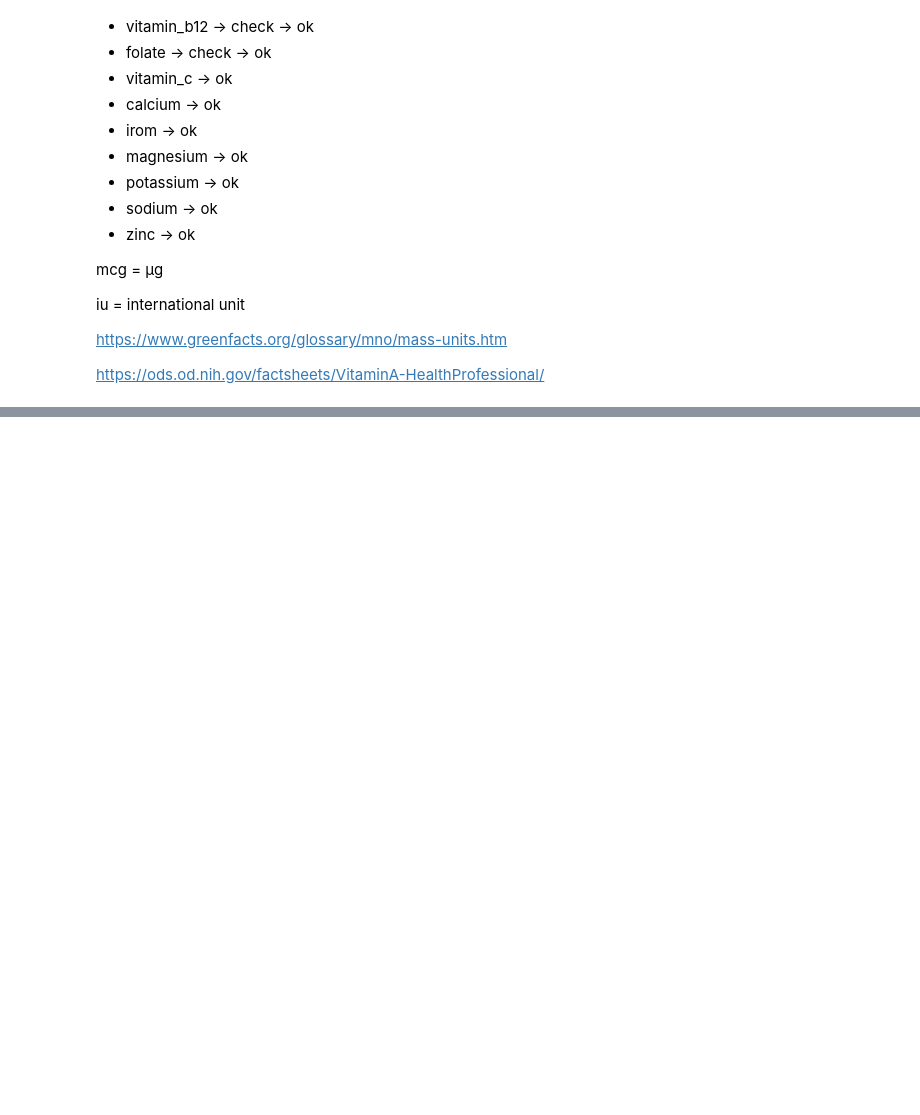
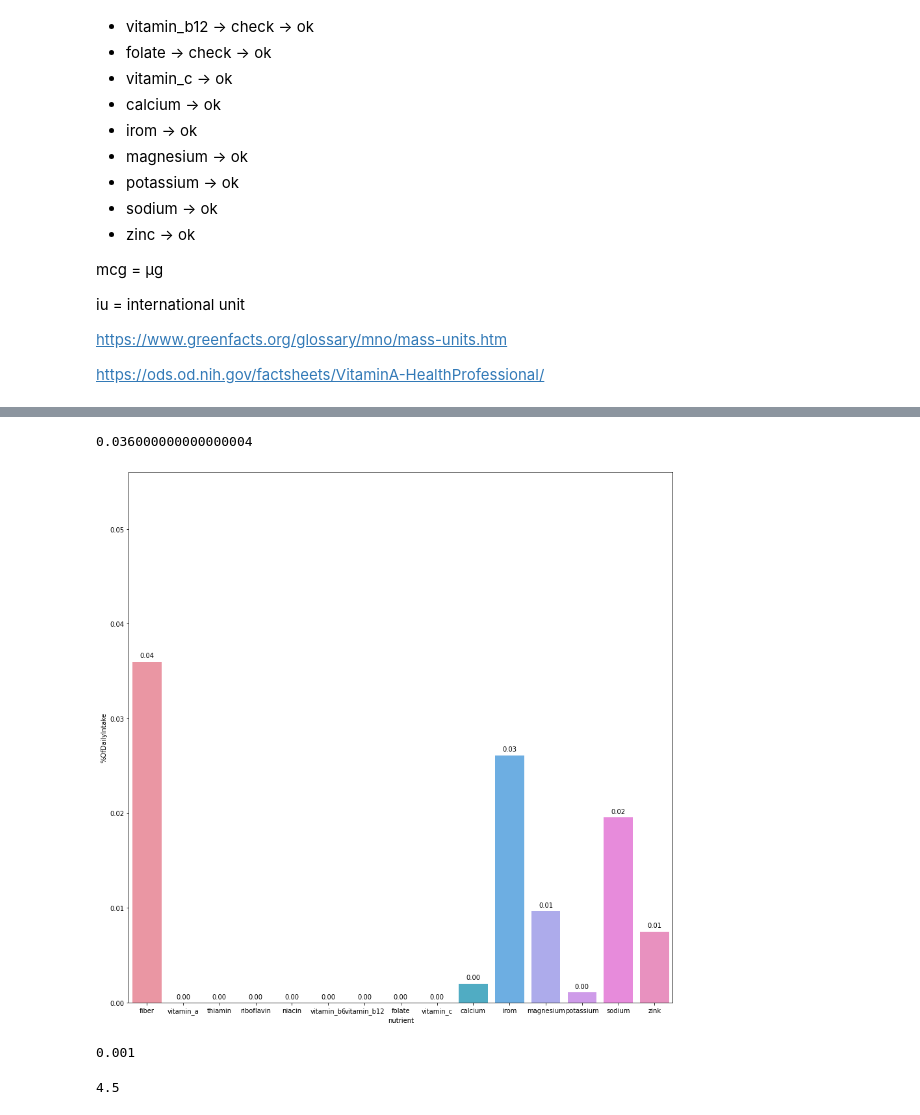
Before and after one commit to Jasc94/thebridge, a Jupyter notebook: 0_Project_EDA/notebooks/nutrition_3.ipynb, the cells around one changed output, grey strips where cells are left out. Drawn from its saved outputs; the diff is of its cells as text; code cells hidden in the pictures; blank space fills up the shorter version.

```diff
--- a/0_Project_EDA/notebooks/nutrition_3.ipynb
+++ b/0_Project_EDA/notebooks/nutrition_3.ipynb
@@ -62,0 +106,2 @@ https://ods.od.nih.gov/factsheets/VitaminA-HealthProfessional/
+# %%
+nutrition = nutrition.applymap(num_cleaning).applymap(to_float)
@@ -62,0 +353,5 @@ https://ods.od.nih.gov/factsheets/VitaminA-HealthProfessional/
+# %%
+df2 = pd.DataFrame()
+df2["%OfDailyIntake"] = food["quantity"] / daily_intake_women_30["quantity"]
+df2["nutrient"] = food["nutrient"]
+df2
@@ -62,0 +377,18 @@ https://ods.od.nih.gov/factsheets/VitaminA-HealthProfessional/
+# %%
+df2[2:]["%OfDailyIntake"].max()
+# %% [output]
+0.036000000000000004
+# %%
+plt.figure(figsize = (15, 15))
+splot = sns.barplot(x = "nutrient", y = "%OfDailyIntake", data = df2[2:])
+
+plt.ylim(0, df2[2:]["%OfDailyIntake"].max() + 0.02)
+
+for p in splot.patches:
+    splot.annotate(format(p.get_height(), '.2f'),
+                   (p.get_x() + p.get_width() / 2., p.get_height()),
+                   ha = 'center', va = 'center',
+                   xytext = (0, 9),
+                   textcoords = 'offset points')
+# %% [output]
+[figure, added]
@@ -62,0 +398,5 @@ https://ods.od.nih.gov/factsheets/VitaminA-HealthProfessional/
+# %%
+x = 1
+gram_to_liter(x)
+# %% [output]
+0.001
@@ -62,0 +408,5 @@ https://ods.od.nih.gov/factsheets/VitaminA-HealthProfessional/
+# %%
+x = 15
+iu_to_mcg(x)
+# %% [output]
+4.5
```
Also changed, not shown: parts of 24 cells of this notebook, 3 other files.
